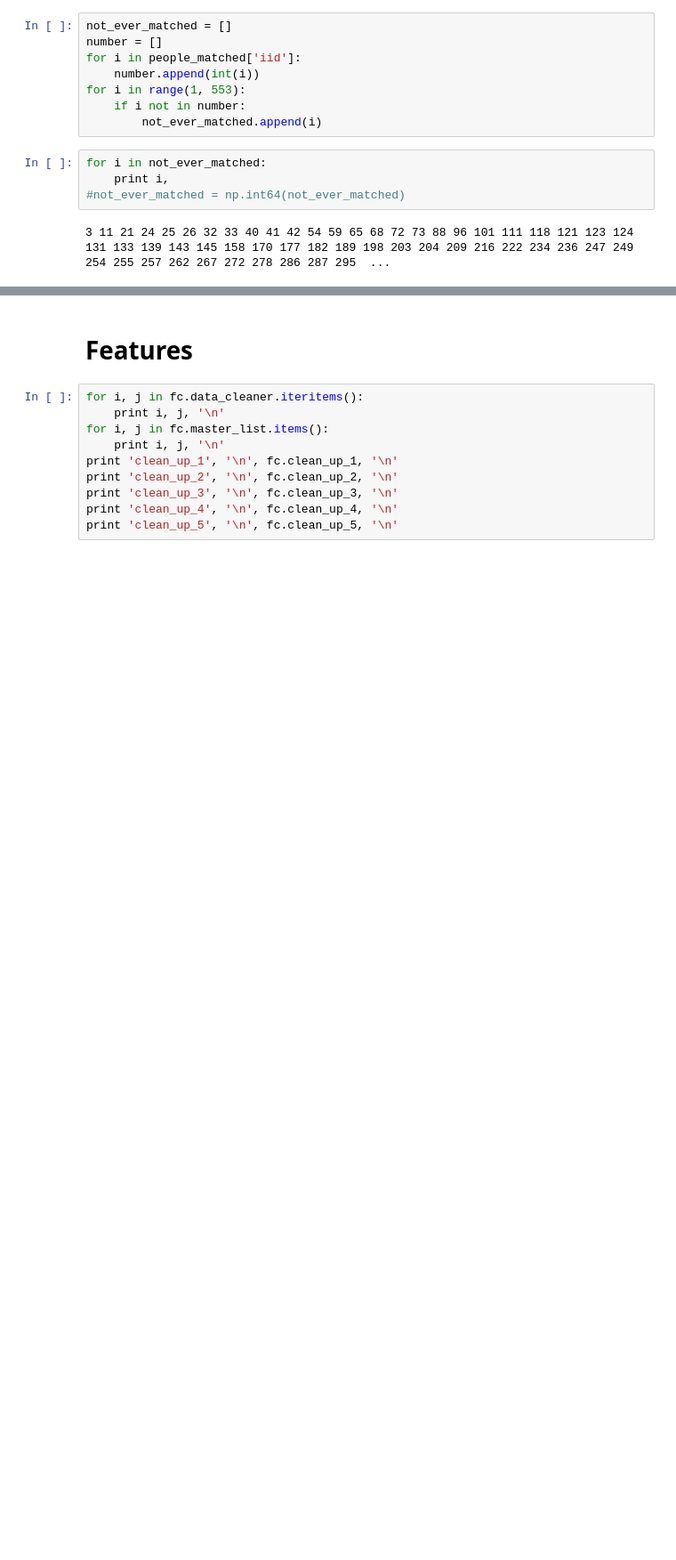
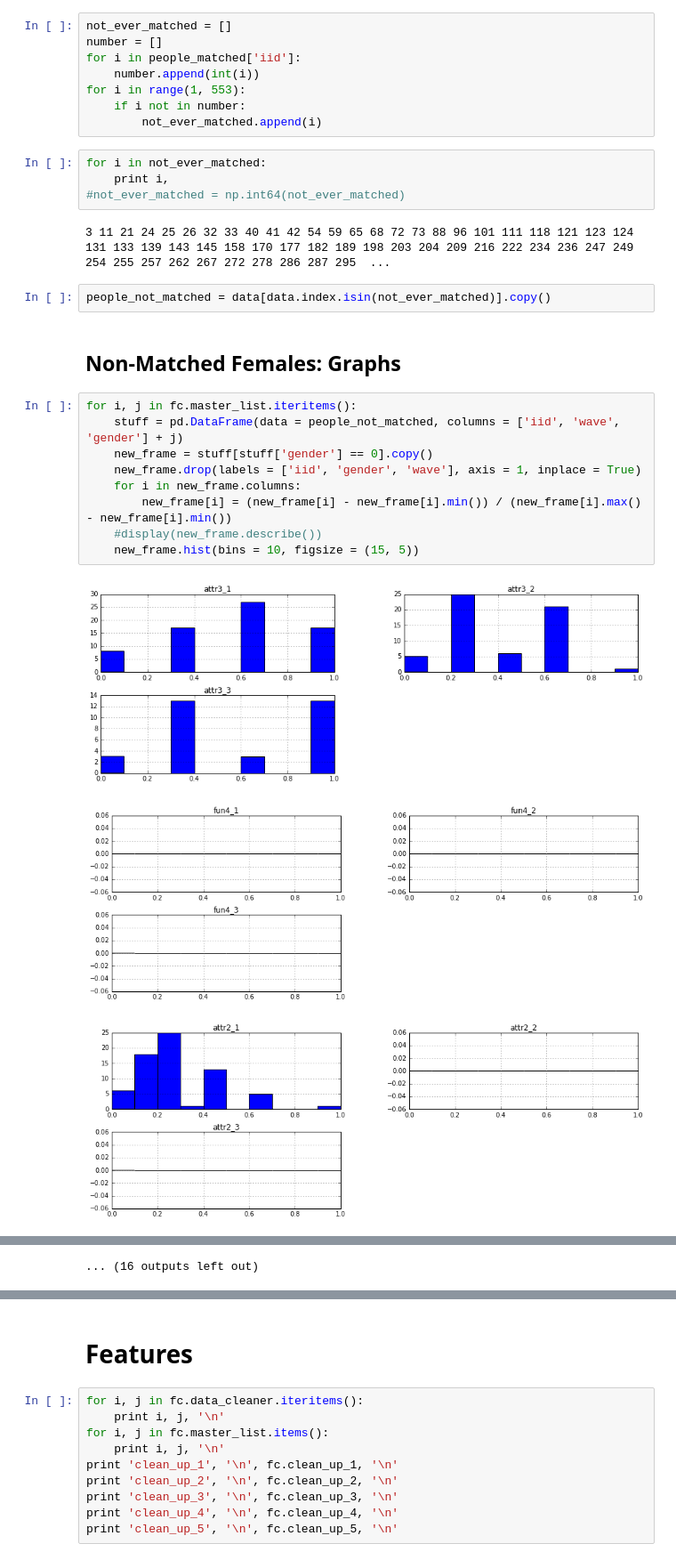
Before and after one commit to fiatveritas/Portfolio, a Jupyter notebook: Udacity_Project_5_Capstone/Love_At_First_Sight.ipynb, the cells around one changed output, grey strips where cells are left out. Shown at 89% size. Drawn from its saved outputs; the diff is of its cells as text; blank space fills up the shorter version.

Commit message:
feat: started investing non-matches

```diff
--- a/Udacity_Project_5_Capstone/Love_At_First_Sight.ipynb
+++ b/Udacity_Project_5_Capstone/Love_At_First_Sight.ipynb
@@ -78,3 +80,20 @@ for i in not_ever_matched:
 #not_ever_matched = np.int64(not_ever_matched)
 # %% [output]
 3 11 21 24 25 26 32 33 40 41 42 54 59 65 68 72 73 88 96 101 111 118 121 123 124 131 133 139 143 145 158 170 177 182 189 198 203 204 209 216 222 234 236 247 249 254 255 257 262 267 272 278 286 287 295  ...
+# %%
+people_not_matched = data[data.index.isin(not_ever_matched)].copy()
+# %% [markdown]
+<h2>Non-Matched Females: Graphs</h2>
+# %%
+for i, j in fc.master_list.iteritems():
+    stuff = pd.DataFrame(data = people_not_matched, columns = ['iid', 'wave', 'gender'] + j)
+    new_frame = stuff[stuff['gender'] == 0].copy()
+    new_frame.drop(labels = ['iid', 'gender', 'wave'], axis = 1, inplace = True)
+    for i in new_frame.columns:
+        new_frame[i] = (new_frame[i] - new_frame[i].min()) / (new_frame[i].max() - new_frame[i].min())
+    #display(new_frame.describe())
+    new_frame.hist(bins = 10, figsize = (15, 5))
+# %% [output]
+[figure, added]
+[figure, added]
+[figure, added]
@@ -80,0 +109 @@ for i in not_ever_matched:
+... (16 outputs left out)
```
Also changed, not shown: parts of 8 cells of this notebook.
